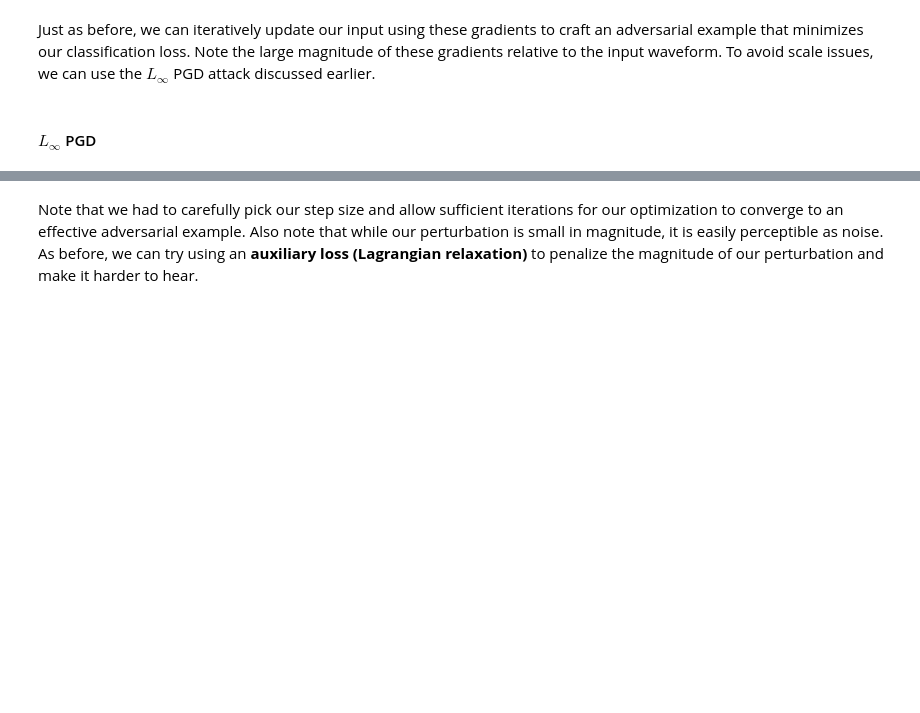
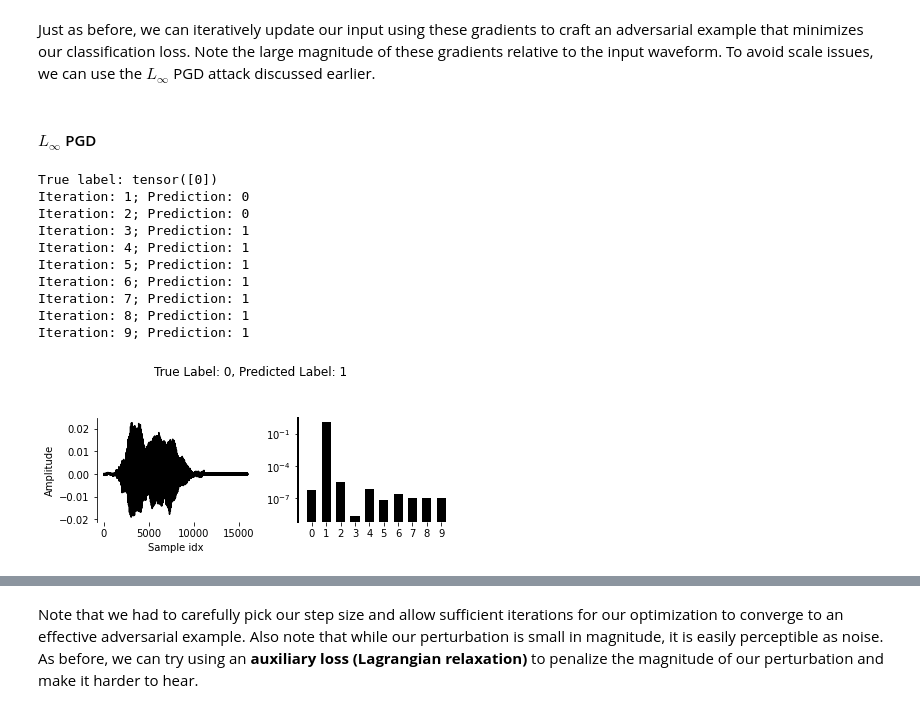
Before and after one commit to cs449f23/lectures, a Jupyter notebook: notebooks/4_adversarial.ipynb, the cells around one changed output, grey strips where cells are left out. Cells and saved outputs as stored; diff of their text form; code cells hidden in the pictures; blank space fills up the shorter version.

```diff
--- a/notebooks/4_adversarial.ipynb
+++ b/notebooks/4_adversarial.ipynb
@@ -508,41 +514,55 @@ Just as before, we can iteratively update our input using these gradients to cra
 #### $L_\infty$ PGD
 # %%
 # pick a class we want the network to predict given our adversarial input
-target = torch.tensor([0]).to(device)
-
+target = torch.tensor([1]).to(device)
+x, y = batch_x[100:101].to(device), batch_y[100:101].to(device)
 x = x.detach().reshape(1, 1, 16000).requires_grad_(False)
+print(f"True label: {y}")
 
 # iteratively optimize an additive perturbation to our input
 delta = torch.zeros_like(x).requires_grad_(True)
 
 # "training" loop
-for i in range(1, 11):
+n_epoch = 10
+for i in range(1, n_epoch):
 
     # clear gradients each step
     delta.grad = None
 
     # compute model's class scores given perturbed input (x + delta)
     outputs = model(x + delta)
 
     # log current prediction
-    print(f"Iteration: {i}; Prediction: {outputs.argmax()}")
-
+    if not i % (n_epoch // 10):
+        print(f"Iteration: {i}; Prediction: {outputs.argmax()}")
     # compute loss: how "far" is prediction from target?
     loss = torch.nn.functional.cross_entropy(outputs, target)
 
     # compute gradient of loss w.r.t. our perturbation
     loss.backward()
     grad = delta.grad.detach()
 
     # update our perturbation to descend the loss
     with torch.no_grad():
 
         # take uniform steps along the gradient for all samples
         delta -= torch.sign(grad) * 0.0001
 
         # bound the magnitude of the perturbation at each iteration
         delta.clip_(min=-0.0005, max=0.0005)
 
 # plot final prediction
 plot_audiomnist(x + delta.detach(), y, model)
 play_audiomnist((x + delta))
+# %% [output]
+True label: tensor([0])
+Iteration: 1; Prediction: 0
+Iteration: 2; Prediction: 0
+Iteration: 3; Prediction: 1
+Iteration: 4; Prediction: 1
+Iteration: 5; Prediction: 1
+Iteration: 6; Prediction: 1
+Iteration: 7; Prediction: 1
+Iteration: 8; Prediction: 1
+Iteration: 9; Prediction: 1
+[figure, added]
```
Also changed, not shown: parts of 11 cells of this notebook.
